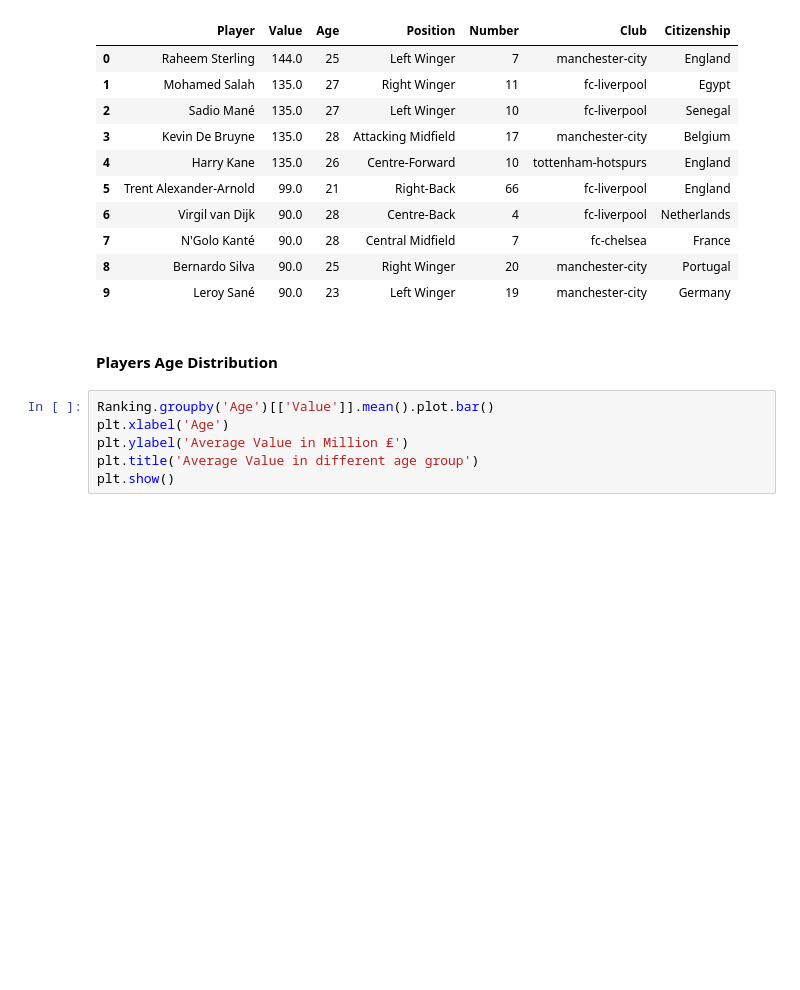
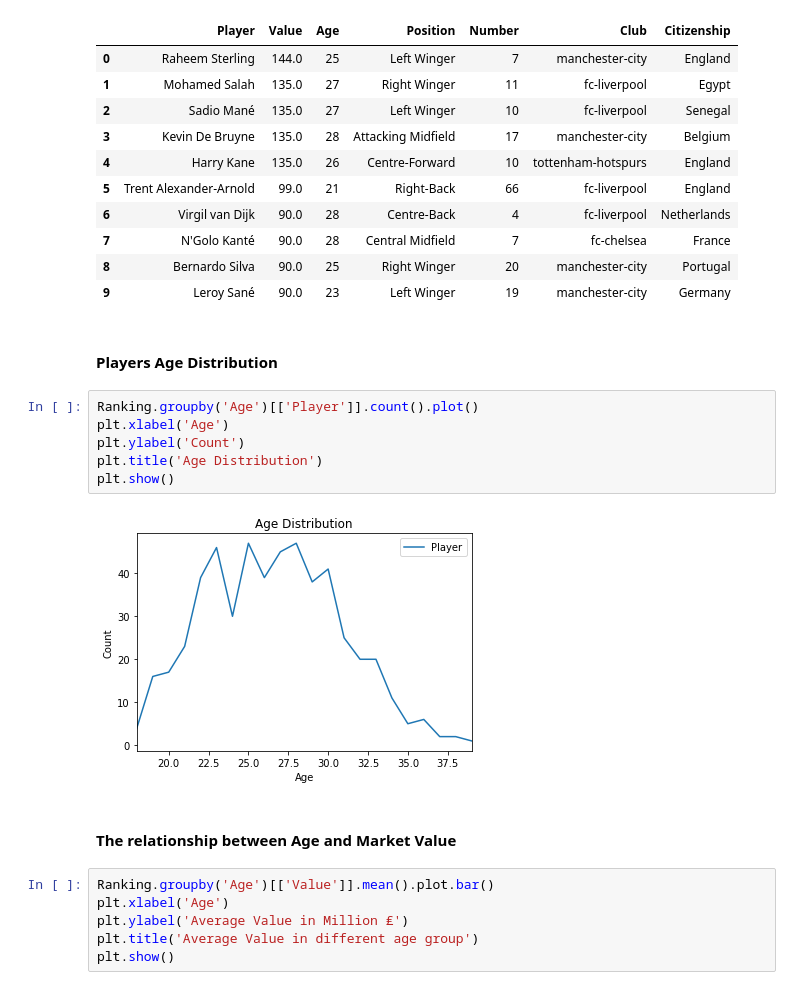
Before and after one commit to Mikky-Li/Analyzing-Data-From-Transfermarkt-and-Visualizing-Premier-League-Players-Data, a Jupyter notebook: Transfermarkt.ipynb, the cells around one changed output. Drawn from its saved outputs; the diff is of its cells as text; blank space fills up the shorter version.

```diff
--- a/Transfermarkt.ipynb
+++ b/Transfermarkt.ipynb
@@ -214,6 +214,16 @@ Ranking.sort_values("Value",ascending = False).reset_index(drop = 'True').iloc[:
 | 9 | Leroy Sané | 90.0 | 23 | Left Winger | 19 | manchester-city | Germany |
 # %% [markdown]
 #### Players Age Distribution
+# %%
+Ranking.groupby('Age')[['Player']].count().plot()
+plt.xlabel('Age')
+plt.ylabel('Count')
+plt.title('Age Distribution')
+plt.show()
+# %% [output]
+[figure, added]
+# %% [markdown]
+#### The relationship between Age and Market Value
 # %%
 Ranking.groupby('Age')[['Value']].mean().plot.bar()
 plt.xlabel('Age')
```
Also changed, not shown: parts of 5 cells of this notebook.
